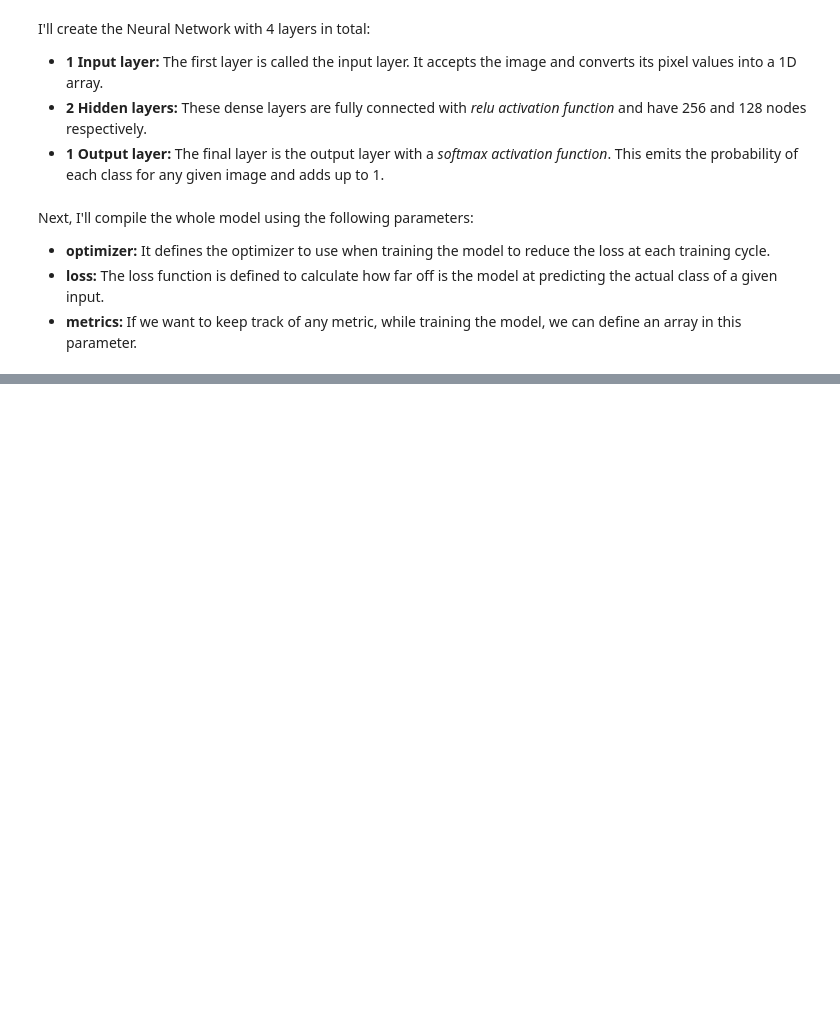
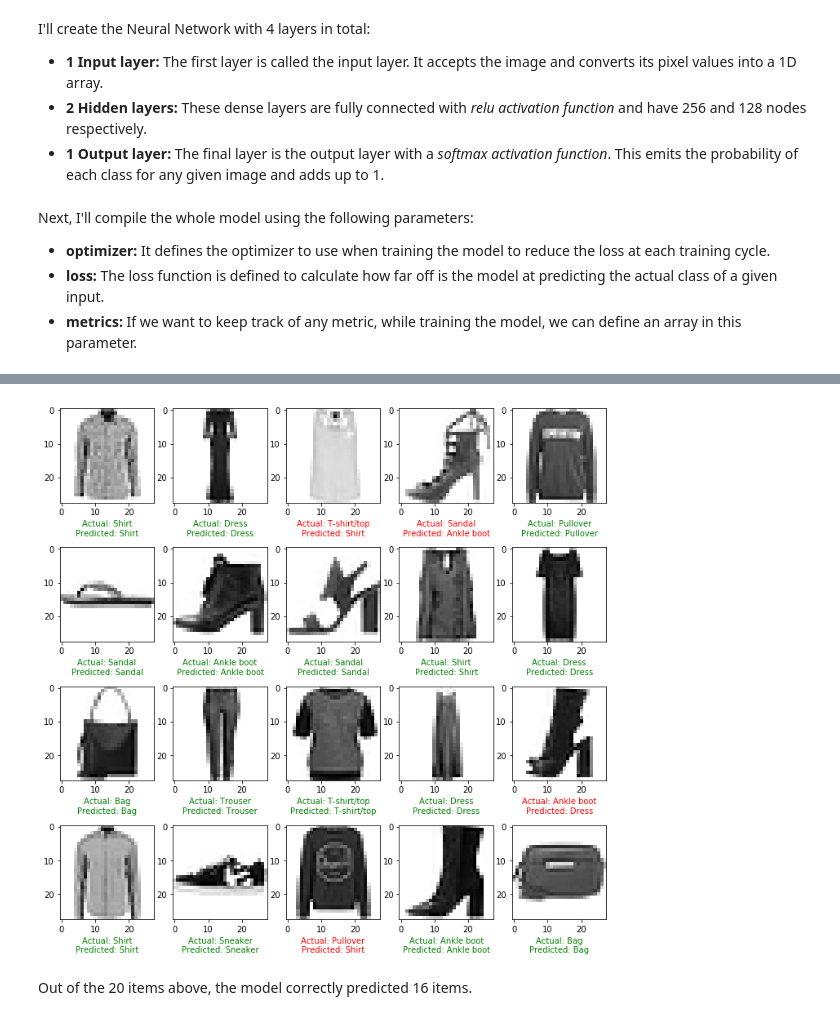
Before and after one commit to murari-goswami/Tensorflow-Course-1, a Jupyter notebook: Classification_of_Fashion_MNIST_using_ANN.ipynb, the cells around one changed output, grey strips where cells are left out. Saved outputs shown, nothing was run; the diff lists cells and outputs as text; code cells hidden in the pictures; blank space fills up the shorter version.

Commit message:
Complete ANN model training and testing

```diff
--- a/Classification_of_Fashion_MNIST_using_ANN.ipynb
+++ b/Classification_of_Fashion_MNIST_using_ANN.ipynb
@@ -135,0 +143,7 @@ model.compile(
+# %%
+TRAINING_EXAMPLES_COUNT = 60000
+BATCH_SIZE = 32
+train_dataset_batched = train_dataset.repeat().shuffle(TRAINING_EXAMPLES_COUNT).batch(BATCH_SIZE)
+test_dataset_batched = test_dataset.batch(BATCH_SIZE)
+# %%
+model.fit(train_dataset_batched, epochs = 10, steps_per_epoch = math.ceil(TRAINING_EXAMPLES_COUNT/BATCH_SIZE), verbose = 1)
@@ -135,0 +191,20 @@ model.compile(
+# %%
+plt.figure(figsize = (12, 12))
+index = 1
+
+for image, label in test_dataset.take(20):
+  prediction = model.predict(tf.reshape(image, (1, 28, 28, 1)))
+  prediction = np.argmax(prediction[0])
+  image = tf.reshape(image, (28, 28))
+
+  plt.subplot(4, 5, index)
+  plt.imshow(image, cmap = plt.cm.binary)
+  if (classes[label] == classes[prediction]):
+    plt.xlabel('Actual: ' + classes[label] + '\nPredicted: ' + classes[prediction], color = 'green')
+  else:
+    plt.xlabel('Actual: ' + classes[label] + '\nPredicted: ' + classes[prediction], color = 'red')
+  index += 1
+# %% [output]
+[figure, added]
+# %% [markdown]
+Out of the 20 items above, the model correctly predicted 16 items.
```
Also changed, not shown: parts of 8 cells of this notebook.
